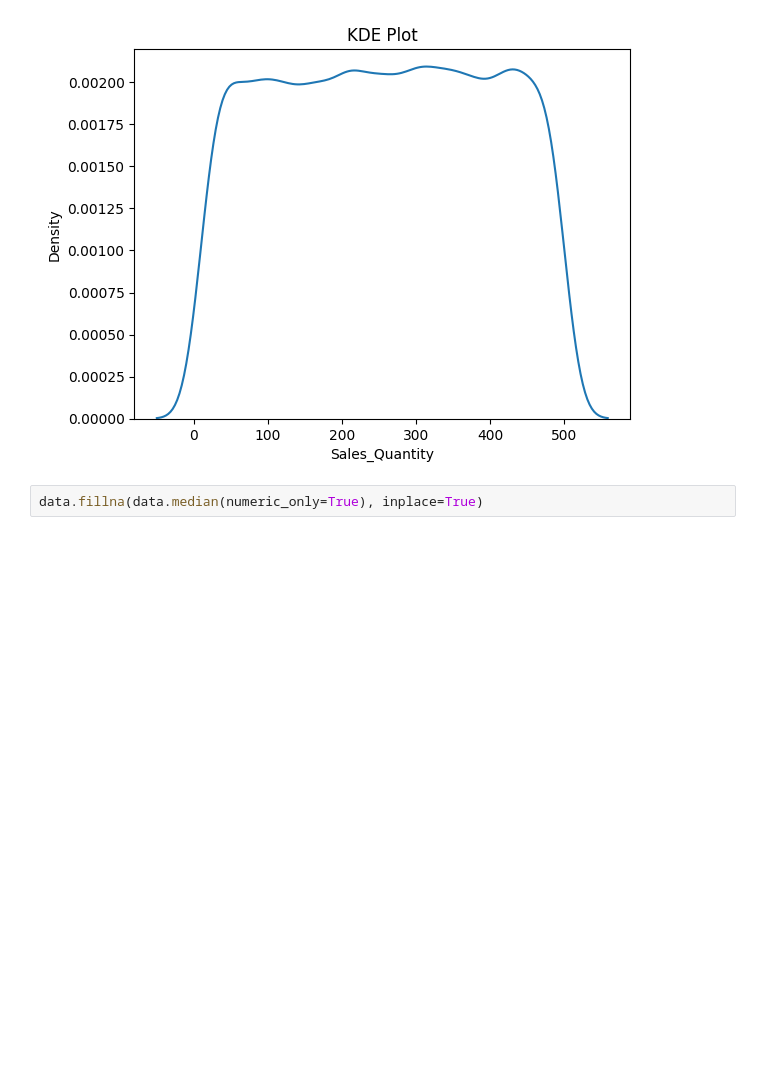
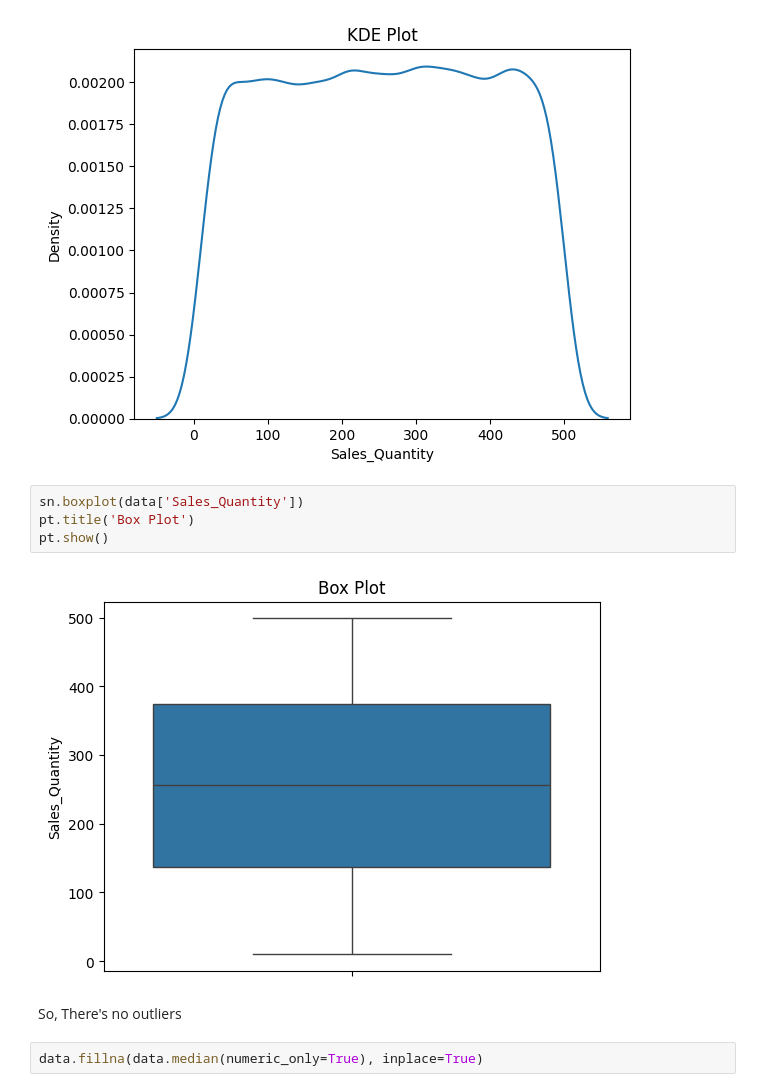
Before and after one commit to jwsadman/salesForecasting, a Jupyter notebook: notebook.ipynb, the cells around one changed output. Saved outputs shown, nothing was run; the diff lists cells and outputs as text; blank space fills up the shorter version.

```diff
--- a/notebook.ipynb
+++ b/notebook.ipynb
@@ -488,6 +486,14 @@ pt.title('KDE Plot')
 pt.show()
 # %% [output]
 [figure]
+# %%
+sn.boxplot(data['Sales_Quantity'])
+pt.title('Box Plot')
+pt.show()
+# %% [output]
+[figure, added]
+# %% [markdown]
+So, There's no outliers
 # %%
 data.fillna(data.median(numeric_only=True), inplace=True)
 # %%
```
Also changed, not shown: parts of 19 cells of this notebook.
